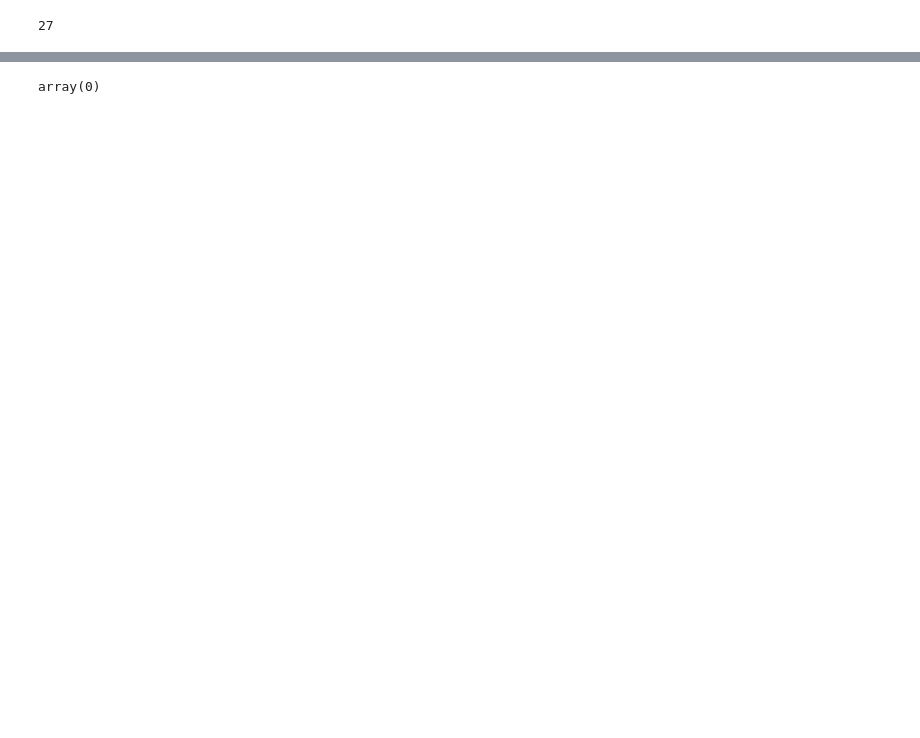
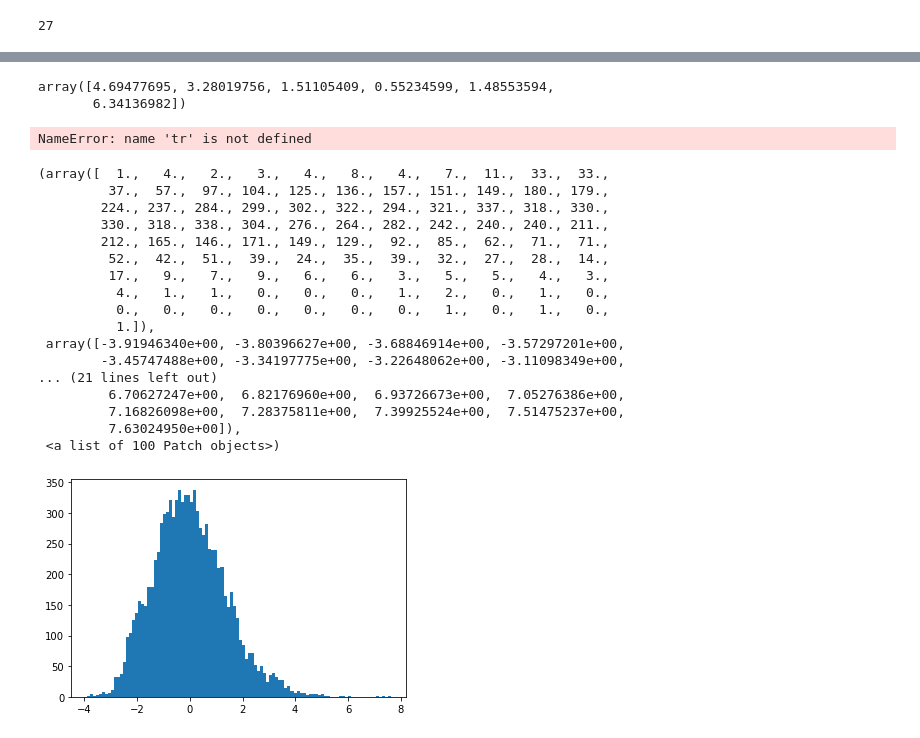
Before and after one commit to BenedettaFrancesconi/GenHack_challenge, a Jupyter notebook: notebooks/Data_Exploration.ipynb, the cells around one changed output, grey strips where cells are left out. Drawn from its saved outputs; the diff is of its cells as text; code cells hidden in the pictures; blank space fills up the shorter version.

```diff
--- a/notebooks/Data_Exploration.ipynb
+++ b/notebooks/Data_Exploration.ipynb
@@ -416,4 +289,0 @@ u_tilde = np.array(0)
-# %%
-u_tilde
-# %% [output]
-array(0)
@@ -419,0 +296,33 @@ array(0)
+# %%
+AD_distance(tr, te)
+# %% [output]
+array([4.69477695, 3.28019756, 1.51105409, 0.55234599, 1.48553594,
+       6.34136982])
+# %%
+import matplotlib.pyplot as plt
+plt.hist(tr[0], bins = 100)
+plt.hist(te[0], bins = 100)
+plt.show()
+# %% [output]
+NameError: name 'tr' is not defined
+# %%
+plt.hist(df['s1'], bins =100)
+# %% [output]
+(array([  1.,   4.,   2.,   3.,   4.,   8.,   4.,   7.,  11.,  33.,  33.,
+         37.,  57.,  97., 104., 125., 136., 157., 151., 149., 180., 179.,
+        224., 237., 284., 299., 302., 322., 294., 321., 337., 318., 330.,
+        330., 318., 338., 304., 276., 264., 282., 242., 240., 240., 211.,
+        212., 165., 146., 171., 149., 129.,  92.,  85.,  62.,  71.,  71.,
+         52.,  42.,  51.,  39.,  24.,  35.,  39.,  32.,  27.,  28.,  14.,
+         17.,   9.,   7.,   9.,   6.,   6.,   3.,   5.,   5.,   4.,   3.,
+          4.,   1.,   1.,   0.,   0.,   0.,   1.,   2.,   0.,   1.,   0.,
+          0.,   0.,   0.,   0.,   0.,   0.,   0.,   1.,   0.,   1.,   0.,
+          1.]),
+ array([-3.91946340e+00, -3.80396627e+00, -3.68846914e+00, -3.57297201e+00,
+        -3.45747488e+00, -3.34197775e+00, -3.22648062e+00, -3.11098349e+00,
+... (21 lines left out)
+         6.70627247e+00,  6.82176960e+00,  6.93726673e+00,  7.05276386e+00,
+         7.16826098e+00,  7.28375811e+00,  7.39925524e+00,  7.51475237e+00,
+         7.63024950e+00]),
+ <a list of 100 Patch objects>)
+[figure, added]
```
Also changed, not shown: parts of 23 cells of this notebook.
